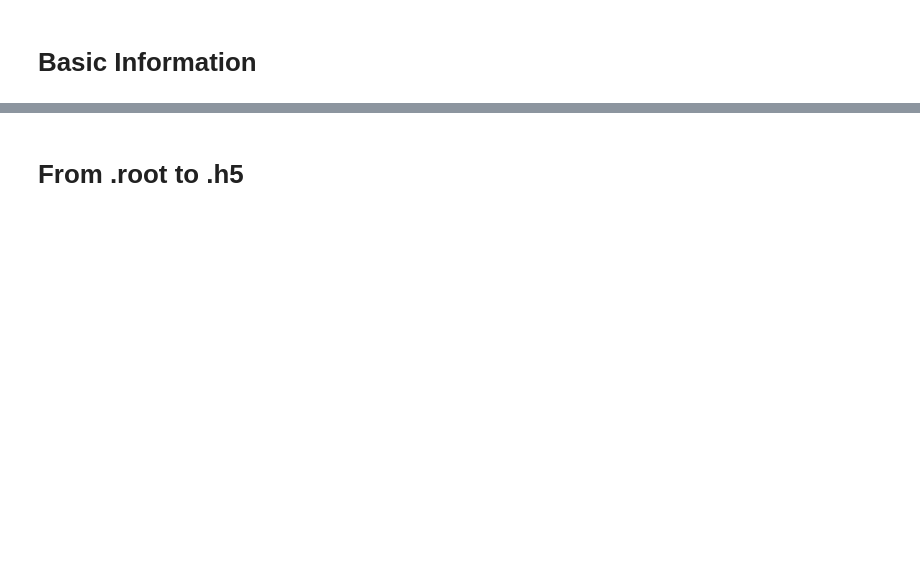
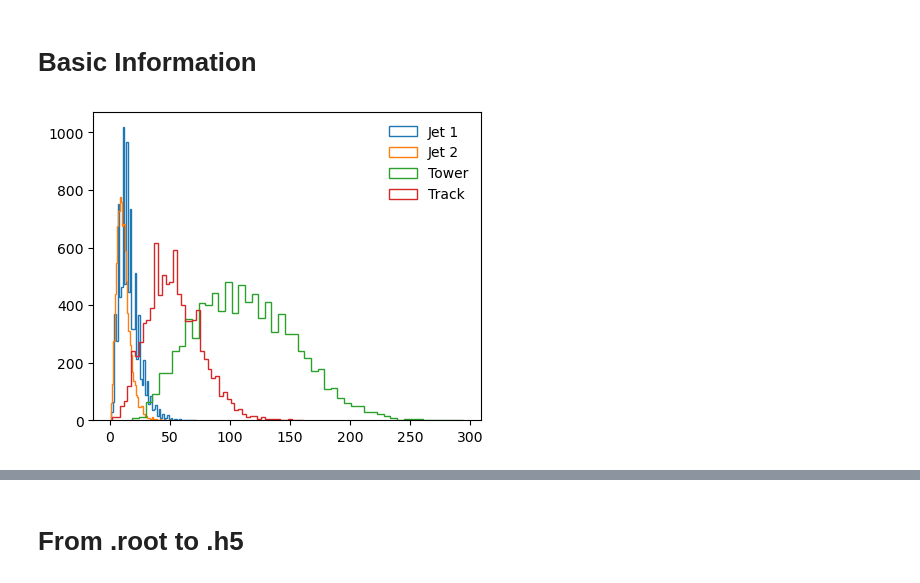
Before and after one commit to r10222035/higgs_production, a Jupyter notebook: Sample/from_root_to_h5.ipynb, the cells around one changed output, grey strips where cells are left out. Saved outputs shown, nothing was run; the diff lists cells and outputs as text; code cells hidden in the pictures; blank space fills up the shorter version.

```diff
--- a/Sample/from_root_to_h5.ipynb
+++ b/Sample/from_root_to_h5.ipynb
@@ -270 +211,11 @@ def get_number_of_constituents(tree):
+# %%
+fig, ax = plt.subplots(1, 1, figsize=(5, 4))
+ax.hist(n_consti[0], bins=50, histtype='step', label='Jet 1')
+ax.hist(n_consti[1], bins=50, histtype='step', label='Jet 2')
+ax.hist(n_consti[2], bins=50, histtype='step', label='Tower')
+ax.hist(n_consti[3], bins=50, histtype='step', label='Track')
+ax.legend(frameon=False)
+plt.show()
+# %% [output]
+[figure, added]
 # %%
```
Also changed, not shown: parts of 17 cells of this notebook, 1 other file.
